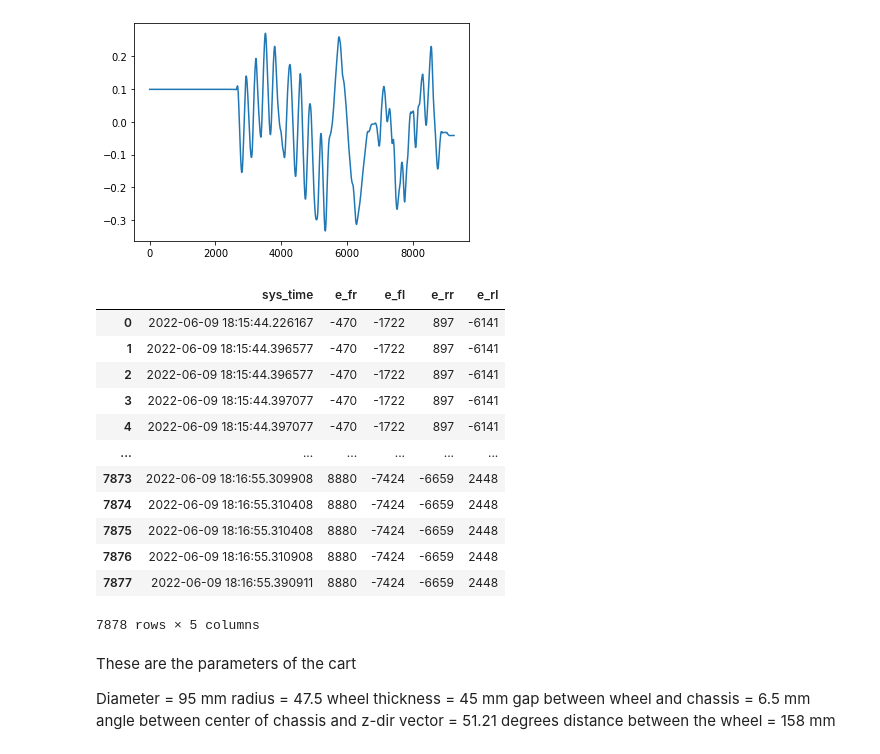
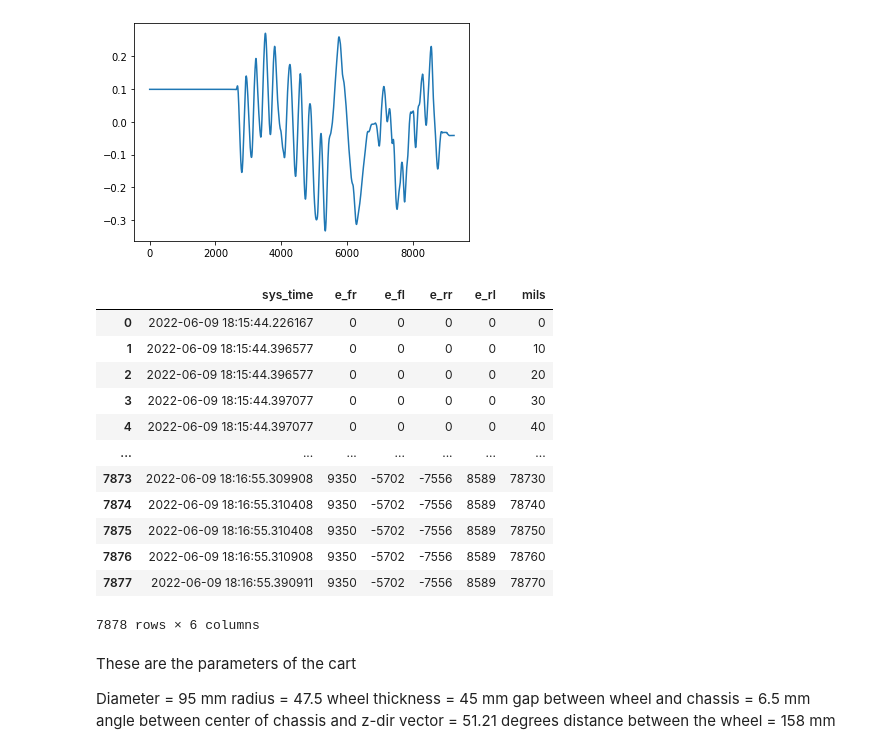
Before and after one commit to SujithChristopher/MIRA, a Jupyter notebook: nano_imu/mecanum_wheel/ipy_notebooks/wheels_vs_mc.ipynb, the cells around one changed output. Drawn from its saved outputs; the diff is of its cells as text; code cells hidden in the pictures.

```diff
--- a/nano_imu/mecanum_wheel/ipy_notebooks/wheels_vs_mc.ipynb
+++ b/nano_imu/mecanum_wheel/ipy_notebooks/wheels_vs_mc.ipynb
@@ -127,22 +127,28 @@ plt.plot(mc["cen_x"])
 # %% [output]
 [<matplotlib.lines.Line2D at 0x...>]
 [figure]
-# %%
-cart_df
-# %% [output]
-|  | sys_time | e_fr | e_fl | e_rr | e_rl |
-| 0 | 2022-06-09 18:15:44.226167 | -470 | -1722 | 897 | -6141 |
-| 1 | 2022-06-09 18:15:44.396577 | -470 | -1722 | 897 | -6141 |
-| 2 | 2022-06-09 18:15:44.396577 | -470 | -1722 | 897 | -6141 |
-| 3 | 2022-06-09 18:15:44.397077 | -470 | -1722 | 897 | -6141 |
-| 4 | 2022-06-09 18:15:44.397077 | -470 | -1722 | 897 | -6141 |
-| ... | ... | ... | ... | ... | ... |
-| 7873 | 2022-06-09 18:16:55.309908 | 8880 | -7424 | -6659 | 2448 |
-| 7874 | 2022-06-09 18:16:55.310408 | 8880 | -7424 | -6659 | 2448 |
-| 7875 | 2022-06-09 18:16:55.310408 | 8880 | -7424 | -6659 | 2448 |
-| 7876 | 2022-06-09 18:16:55.310908 | 8880 | -7424 | -6659 | 2448 |
-| 7877 | 2022-06-09 18:16:55.390911 | 8880 | -7424 | -6659 | 2448 |
-7878 rows × 5 columns
+# %%
+"""resetting cart values to zero"""
+cart_df["e_fr"] = cart_df["e_fr"]- cart_df["e_fr"].iloc[0]
+cart_df["e_fl"] = cart_df["e_fl"]- cart_df["e_fl"].iloc[0]
+cart_df["e_rr"] = cart_df["e_rr"]- cart_df["e_rr"].iloc[0]
+cart_df["e_rl"] = cart_df["e_rl"]- cart_df["e_rl"].iloc[0]
+
+cart_df
+# %% [output]
+|  | sys_time | e_fr | e_fl | e_rr | e_rl | mils |
+| 0 | 2022-06-09 18:15:44.226167 | 0 | 0 | 0 | 0 | 0 |
+| 1 | 2022-06-09 18:15:44.396577 | 0 | 0 | 0 | 0 | 10 |
+| 2 | 2022-06-09 18:15:44.396577 | 0 | 0 | 0 | 0 | 20 |
+| 3 | 2022-06-09 18:15:44.397077 | 0 | 0 | 0 | 0 | 30 |
+| 4 | 2022-06-09 18:15:44.397077 | 0 | 0 | 0 | 0 | 40 |
+| ... | ... | ... | ... | ... | ... | ... |
+| 7873 | 2022-06-09 18:16:55.309908 | 9350 | -5702 | -7556 | 8589 | 78730 |
+| 7874 | 2022-06-09 18:16:55.310408 | 9350 | -5702 | -7556 | 8589 | 78740 |
+| 7875 | 2022-06-09 18:16:55.310408 | 9350 | -5702 | -7556 | 8589 | 78750 |
+| 7876 | 2022-06-09 18:16:55.310908 | 9350 | -5702 | -7556 | 8589 | 78760 |
+| 7877 | 2022-06-09 18:16:55.390911 | 9350 | -5702 | -7556 | 8589 | 78770 |
+7878 rows × 6 columns
 # %%
 mils = np.arange(0, len(cart_df["e_fr"])*10, 10)
 cart_df["mils"] = mils
```
Also changed, not shown: parts of 1 cell of this notebook.
